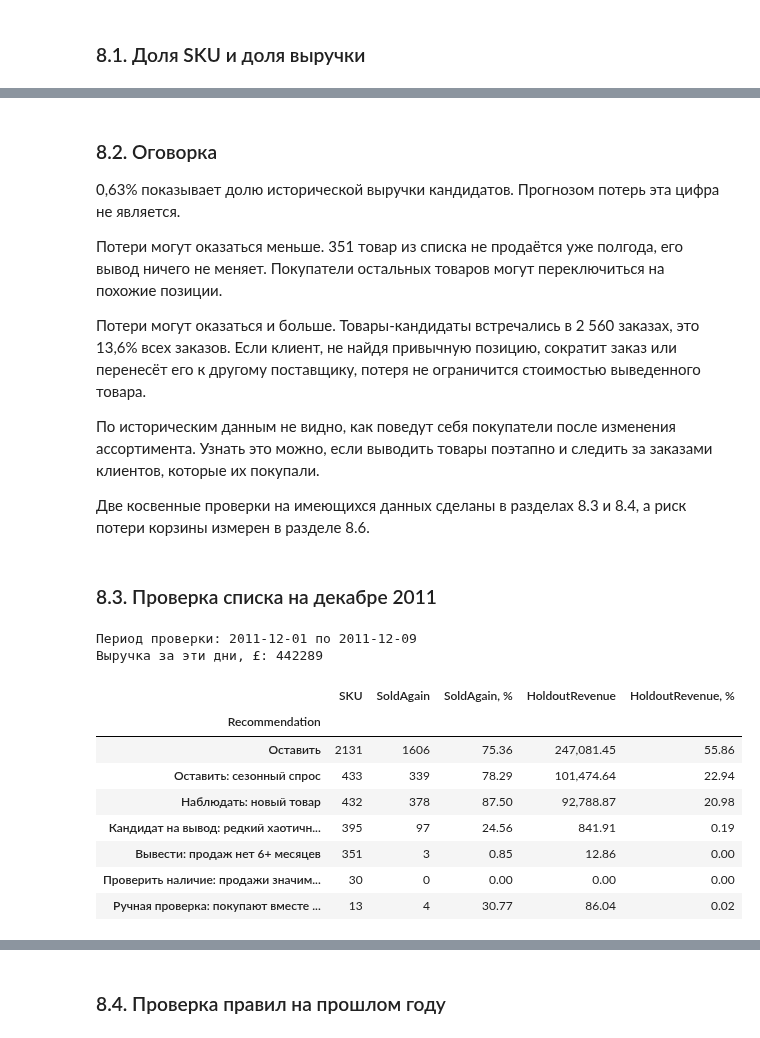
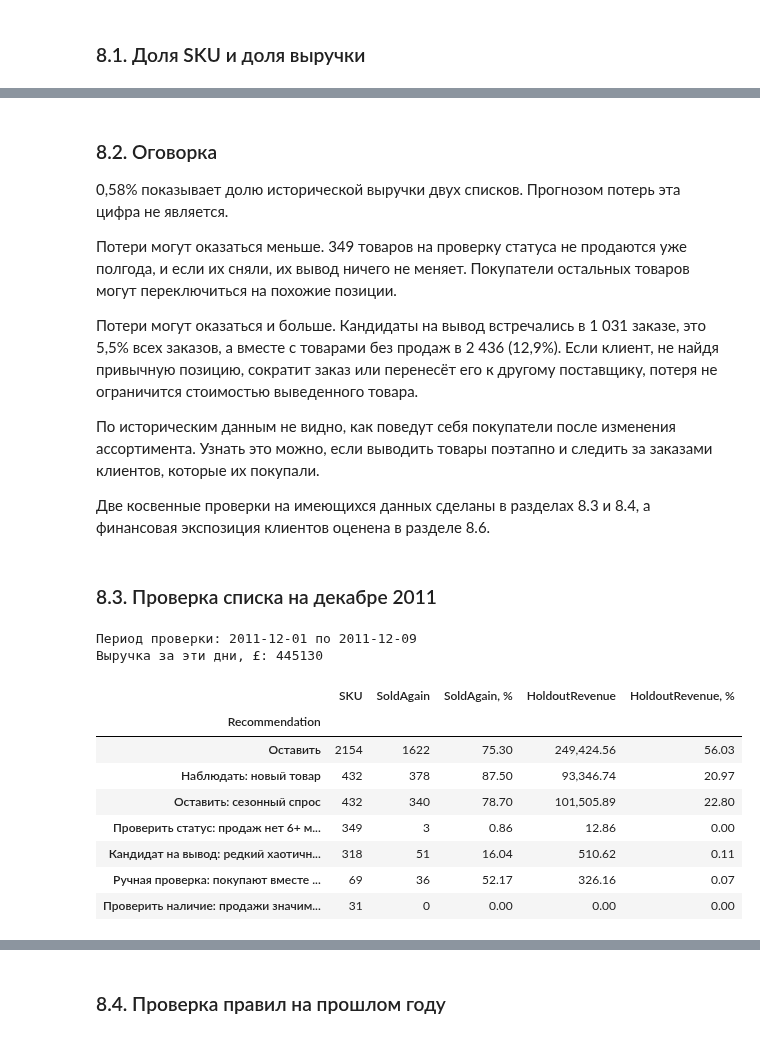
Before and after one commit to AnastasiaPatrusheva/Data-Analytics-Portfolio, a Jupyter notebook: abc-xyz-assortment/abc_xyz_analysis.ipynb, the cells around one changed output, grey strips where cells are left out. Drawn from its saved outputs; the diff is of its cells as text; code cells hidden in the pictures.

```diff
--- a/abc-xyz-assortment/abc_xyz_analysis.ipynb
+++ b/abc-xyz-assortment/abc_xyz_analysis.ipynb
@@ -1355,6 +1502,14 @@ customer_revenue = sales_main.groupby(["StockCode", "Customer ID"])["Revenue"].s
 sku["TopCustomer"] = customer_revenue.groupby("StockCode").idxmax().map(lambda pair: int(pair[1])).astype("Int64")
 sku["TopCustomerShare"] = (customer_revenue.groupby("StockCode").max() / sku["Revenue"]).fillna(0)
 sku["OneCustomer"] = sku["TopCustomerShare"] >= ONE_CUSTOMER_SHARE
+# У товара, который покупали только без ID, зависимость оценить нельзя: это не то же самое, что независимость
+sku["CustomersUnknown"] = sku["Customers"] == 0
+print("Товаров без единого известного покупателя:", sku["CustomersUnknown"].sum(),
+      sku.loc[sku["CustomersUnknown"], "ABC"].value_counts().to_dict())
+# Доля выручки без ID: у таких товаров зависимость от одного клиента может быть не видна
+unknown_share = 1 - customer_revenue.groupby("StockCode").sum().reindex(sku.index).fillna(0) / sku["Revenue"]
+print("Товаров класса A, у которых больше половины выручки без ID покупателя:",
+      ((unknown_share > 0.5) & (sku["ABC"] == "A")).sum())
 
 dependence = sku.groupby("ABC").agg(SKU=("Revenue", "size"), OneCustomer=("OneCustomer", "sum"))
 dependence["Revenue, %"] = sku[sku["OneCustomer"]].groupby("ABC")["RevenueShare"].sum() * 100
@@ -1477,17 +1634,25 @@ print(f"Доля покупок C-товаров в заказах, где ес
 pairs = baskets_c.merge(baskets_a, on="Invoice", suffixes=("_C", "_A"))
 together = (
     pairs.groupby(["StockCode_C", "StockCode_A"])
-    .agg(Together=("Invoice", "size"), PairCustomers=("Customer ID", "nunique"))
+    .agg(Together=("Invoice", "size"), PairCustomers=("Customer ID", "nunique"),
+         AnonymousPairOrders=("Customer ID", lambda ids: ids.isna().sum()))
     .reset_index()
 )
 together["Confidence"] = together["Together"] / together["StockCode_C"].map(sku["Orders"])
+# Lift: во сколько раз чаще A-товар встречается в заказах C-товара, чем в заказах магазина вообще.
+# Около 1: совместная покупка объясняется просто популярностью A-товара.
+a_order_share = baskets_a.groupby("StockCode")["Invoice"].nunique() / sales_main["Invoice"].nunique()
+together["Lift"] = together["Confidence"] / together["StockCode_A"].map(a_order_share)
 
 # Частая пара: достаточно совместных заказов, и это не меньше половины заказов C-товара.
 # Устойчивая пара: её к тому же покупают разные клиенты, а не один.
+# Заказ без ID считается заказом отдельного покупателя: неизвестность не должна опровергать связь.
 frequent = together[(together["Together"] >= MIN_TOGETHER) & (together["Confidence"] >= MIN_CONFIDENCE)]
-stable = frequent[frequent["PairCustomers"] >= MIN_PAIR_CUSTOMERS]
+stable = frequent[frequent["PairCustomers"] + frequent["AnonymousPairOrders"] >= MIN_PAIR_CUSTOMERS]
 print("C-товаров с частым A-партнёром:", frequent["StockCode_C"].nunique())
-print(f"Из них пару покупали не меньше {MIN_PAIR_CUSTOMERS} разных клиентов:", stable["StockCode_C"].nunique())
+print(f"Из них пару покупали не меньше {MIN_PAIR_CUSTOMERS} разных покупателей, считая заказ без ID отдельным:", stable["StockCode_C"].nunique())
+print("Из них с известными покупателями не меньше трёх:", (stable.groupby("StockCode_C")["PairCustomers"].max() >= MIN_PAIR_CUSTOMERS).sum())
+print("Lift устойчивых пар:", stable["Lift"].describe()[["count", "min", "50%", "max"]].round(1).to_dict())
 
 # Для каждого C-товара: A-товар, с которым его покупают чаще всего
 companions = (
@@ -1503,6 +1668,6 @@ companions_view = companions.assign(
     ProductA=companions["StockCode_A"].map(product_names),
 )
 display(companions_view.sort_values("Together", ascending=False)
-        [["ProductC", "ProductA", "Together", "PairCustomers", "Confidence"]].head(10))
+        [["ProductC", "ProductA", "Together", "PairCustomers", "Confidence", "Lift"]].head(10))
 # %% [output]
 Доля покупок C-товаров в заказах, где есть хотя бы один A-товар: 98.9%
@@ -1685,14 +1876,16 @@ print(f"из них новых товаров: {(is_cz & sku['IsNew']).sum()},
 # %%
 # Линейка: товары с общими первыми пятью цифрами кода. Буквы после цифр обозначают вариант цвета или дизайна.
 sku["IsCandidate"] = sku["Recommendation"].isin(CANDIDATE_LABELS)
+# Для линеек важно, какие варианты могут уйти: кандидаты и товары без продаж
+sku["MayLeave"] = sku["Recommendation"].isin(REVIEW_LABELS)
 sku["Family"] = sku.index.str[:5]
 sku["InFamily"] = sku.groupby("Family")["Revenue"].transform("size") > 1
 
 family_summary = sku.groupby(sku["InFamily"].map({True: "В линейке из нескольких вариантов", False: "Одиночный товар"})).agg(
     SKU=("Revenue", "size"),
     Revenue=("RevenueShare", "sum"),
-    Candidates=("IsCandidate", "sum"),
-    CandidateShare=("IsCandidate", "mean"),
+    Candidates=("MayLeave", "sum"),
+    CandidateShare=("MayLeave", "mean"),
 )
 family_summary.insert(1, "SKU, %", family_summary["SKU"] / n_sku * 100)
 family_summary[["Revenue", "CandidateShare"]] *= 100
@@ -1701,17 +1894,17 @@ display(family_summary.rename(columns={"Revenue": "Revenue, %", "CandidateShare"
 # Линейки, которые попали в кандидаты целиком, и кандидаты, у которых в линейке остаётся другой вариант
 families = sku[sku["InFamily"]].groupby("Family").agg(
     Variants=("Revenue", "size"),
-    Candidates=("IsCandidate", "sum"),
+    Candidates=("MayLeave", "sum"),
     Revenue=("Revenue", "sum"),
     Example=("Description", "first"),
 )
 whole_families = families[families["Variants"] == families["Candidates"]]
-stays = ~sku["IsCandidate"] & (sku["Recommendation"] != REC_CHECK_STOCK)
-has_sibling = sku["IsCandidate"] & sku["Family"].isin(sku.loc[stays, "Family"])
+stays = ~sku["MayLeave"] & (sku["Recommendation"] != REC_CHECK_STOCK)
+has_sibling = sku["MayLeave"] & sku["Family"].isin(sku.loc[stays, "Family"])
 
 print("Линеек из нескольких вариантов:", len(families))
-print(f"Линеек, попавших в кандидаты целиком: {len(whole_families)}, товаров в них: {whole_families['Variants'].sum()}")
-print("Кандидатов, у которых в линейке остаётся другой вариант:", has_sibling.sum())
+print(f"Линеек, которые могут уйти целиком: {len(whole_families)}, товаров в них: {whole_families['Variants'].sum()}")
+print("Уходящих товаров, у которых в линейке остаётся другой вариант:", has_sibling.sum())
 display(whole_families.sort_values("Variants", ascending=False).head(5))
 # %% [output]
 |  | SKU | SKU, % | Revenue, % | Candidates | Candidates, % |
@@ -1778,44 +1972,44 @@ print(f"Заказов, в которых был хотя бы один канд
 # %% [markdown]
 ### 8.2. Оговорка
 
-0,63% показывает долю исторической выручки кандидатов. Прогнозом потерь эта цифра не является.
+0,58% показывает долю исторической выручки двух списков. Прогнозом потерь эта цифра не является.
 
-Потери могут оказаться меньше. 351 товар из списка не продаётся уже полгода, его вывод ничего не меняет. Покупатели остальных товаров могут переключиться на похожие позиции.
+Потери могут оказаться меньше. 349 товаров на проверку статуса не продаются уже полгода, и если их сняли, их вывод ничего не меняет. Покупатели остальных товаров могут переключиться на похожие позиции.
 
-Потери могут оказаться и больше. Товары-кандидаты встречались в 2 560 заказах, это 13,6% всех заказов. Если клиент, не найдя привычную позицию, сократит заказ или перенесёт его к другому поставщику, потеря не ограничится стоимостью выведенного товара.
+Потери могут оказаться и больше. Кандидаты на вывод встречались в 1 031 заказе, это 5,5% всех заказов, а вместе с товарами без продаж в 2 436 (12,9%). Если клиент, не найдя привычную позицию, сократит заказ или перенесёт его к другому поставщику, потеря не ограничится стоимостью выведенного товара.
 
 По историческим данным не видно, как поведут себя покупатели после изменения ассортимента. Узнать это можно, если выводить товары поэтапно и следить за заказами клиентов, которые их покупали.
 
-Две косвенные проверки на имеющихся данных сделаны в разделах 8.3 и 8.4, а риск потери корзины измерен в разделе 8.6.
+Две косвенные проверки на имеющихся данных сделаны в разделах 8.3 и 8.4, а финансовая экспозиция клиентов оценена в разделе 8.6.
 # %% [markdown]
 ### 8.3. Проверка списка на декабре 2011
 # %%
 # Девять дней декабря 2011 в анализе не участвовали. Очищаем их той же функцией
 # и смотрим, какие товары из каждой группы рекомендаций продолжили продаваться.
-sales_holdout, _ = clean_sales(filter_period(data, HOLDOUT_MONTH, HOLDOUT_MONTH), cancels_all)
+sales_holdout, _ = clean_sales(filter_period(data, HOLDOUT_MONTH, HOLDOUT_MONTH), cancelled_purchases)
 holdout_total = sales_holdout["Revenue"].sum()
 print("Период проверки:", sales_holdout["InvoiceDate"].min().date(), "по", sales_holdout["InvoiceDate"].max().date())
 print("Выручка за эти дни, £:", round(holdout_total))
 
 sku["HoldoutRevenue"] = sales_holdout.groupby("StockCode")["Revenue"].sum().reindex(sku.index).fillna(0)
 holdout = sku.groupby("Recommendation").agg(
     SKU=("Revenue", "size"),
     SoldAgain=("HoldoutRevenue", lambda revenue: (revenue > 0).sum()),
     HoldoutRevenue=("HoldoutRevenue", "sum"),
 )
 holdout.insert(2, "SoldAgain, %", holdout["SoldAgain"] / holdout["SKU"] * 100)
 holdout["HoldoutRevenue, %"] = holdout["HoldoutRevenue"] / holdout_total * 100
 display(holdout.sort_values("SKU", ascending=False))
 # %% [output]
 Период проверки: 2011-12-01 по 2011-12-09
-Выручка за эти дни, £: 442289
+Выручка за эти дни, £: 445130
 |  | SKU | SoldAgain | SoldAgain, % | HoldoutRevenue | HoldoutRevenue, % |
 | Recommendation |  |  |  |  |  |
-| Оставить | 2131 | 1606 | 75.36 | 247,081.45 | 55.86 |
-| Оставить: сезонный спрос | 433 | 339 | 78.29 | 101,474.64 | 22.94 |
-| Наблюдать: новый товар | 432 | 378 | 87.50 | 92,788.87 | 20.98 |
-| Кандидат на вывод: редкий хаотичн... | 395 | 97 | 24.56 | 841.91 | 0.19 |
-| Вывести: продаж нет 6+ месяцев | 351 | 3 | 0.85 | 12.86 | 0.00 |
-| Проверить наличие: продажи значим... | 30 | 0 | 0.00 | 0.00 | 0.00 |
-| Ручная проверка: покупают вместе ... | 13 | 4 | 30.77 | 86.04 | 0.02 |
+| Оставить | 2154 | 1622 | 75.30 | 249,424.56 | 56.03 |
+| Наблюдать: новый товар | 432 | 378 | 87.50 | 93,346.74 | 20.97 |
+| Оставить: сезонный спрос | 432 | 340 | 78.70 | 101,505.89 | 22.80 |
+| Проверить статус: продаж нет 6+ м... | 349 | 3 | 0.86 | 12.86 | 0.00 |
+| Кандидат на вывод: редкий хаотичн... | 318 | 51 | 16.04 | 510.62 | 0.11 |
+| Ручная проверка: покупают вместе ... | 69 | 36 | 52.17 | 326.16 | 0.07 |
+| Проверить наличие: продажи значим... | 31 | 0 | 0.00 | 0.00 | 0.00 |
 # %% [markdown]
```
Also changed, not shown: parts of 71 cells of this notebook, 6 other files.
